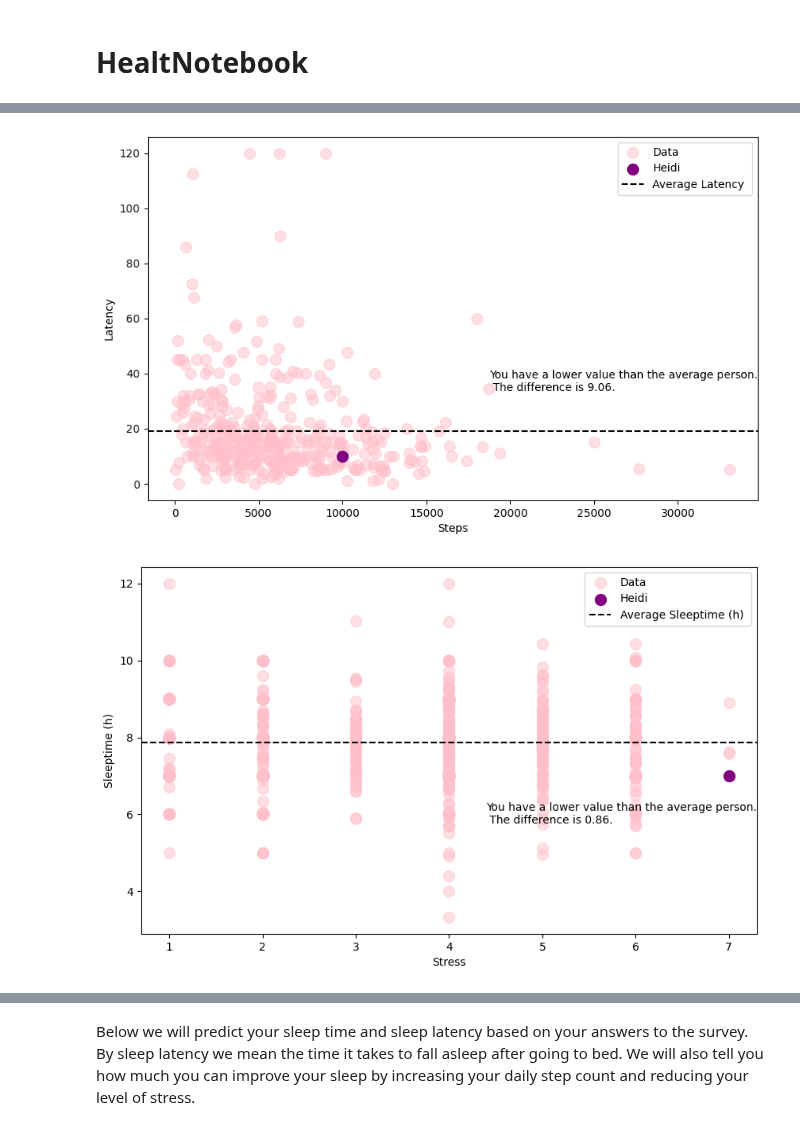
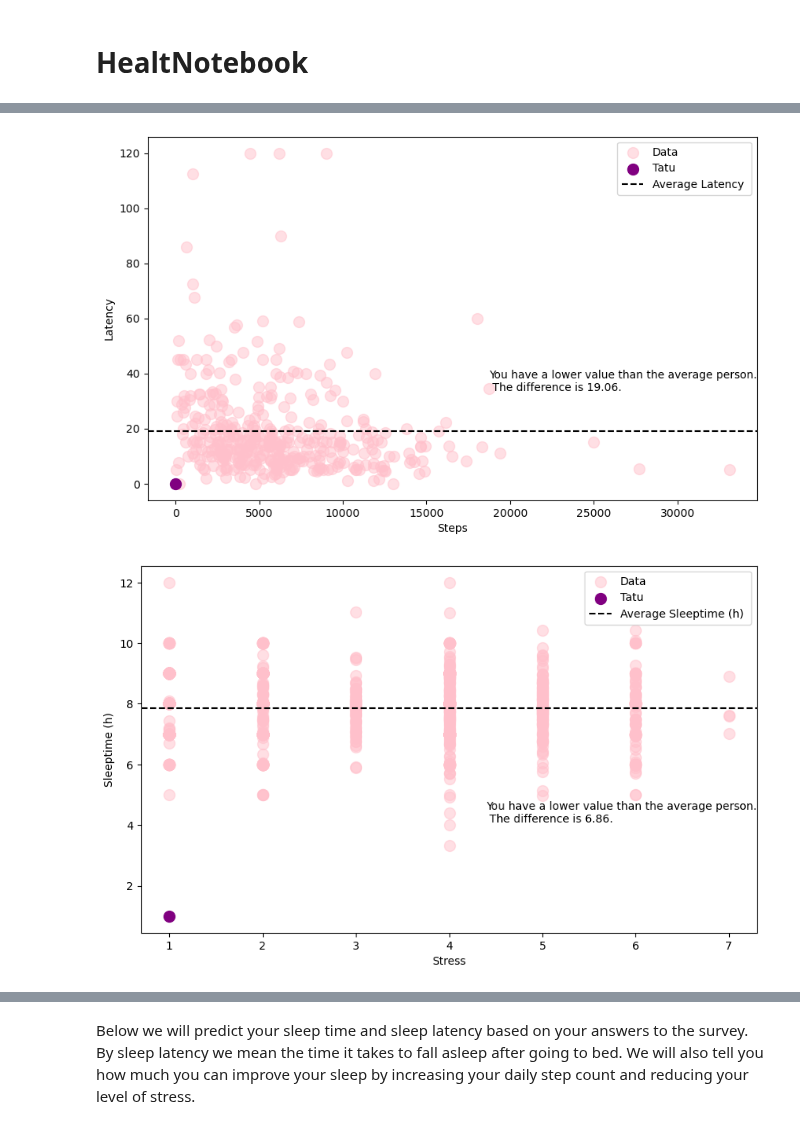
Before and after one commit to heksaani/DataScienceProject, a Jupyter notebook: HealthNotebook.ipynb, the cells around one changed output, grey strips where cells are left out. Cells and saved outputs as stored; diff of their text form; code cells hidden in the pictures.

Commit message:
Get user data from questionnaire

```diff
--- a/HealthNotebook.ipynb
+++ b/HealthNotebook.ipynb
@@ -46,0 +23,7 @@ userdata
+# %%
+# Get user data from the survey
+user_data = modules.questionnaire_module.get_data()
+# Load data
+df = data_module.get_data()
+
+print(user_data)
@@ -69,16 +51,16 @@ data_module.plot(dataset = df,
 # steps and latency scatter plot
 # plot using the data_module plot function
 data_module.plot(dataset = df,
-                 userdata= userdata,
+                 userdata= user_data,
                  plotted_variables = ['Steps', 'Latency'])
 # %% [output]
-[figure, old version]
+[figure, new version]
 # %%
 data_module.plot(dataset = df,
-                 userdata= userdata,
+                 userdata= user_data,
                  plotted_variables = ['Stress', 'Sleeptime (h)'])
 # %% [output]
-[figure, old version]
+[figure, new version]
 # %%
 # plot using the data_module plot function
 data_module.plot(dataset = df,
```
Also changed, not shown: parts of 13 cells of this notebook.
